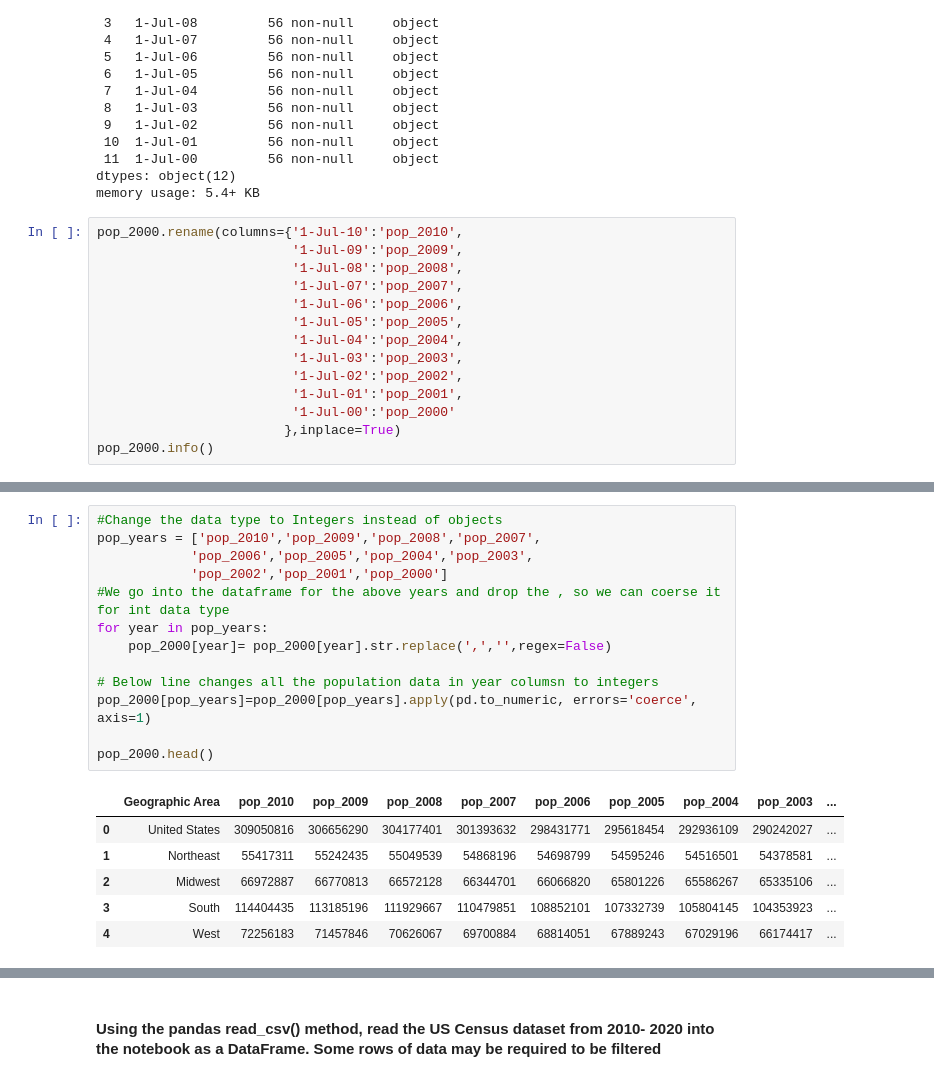
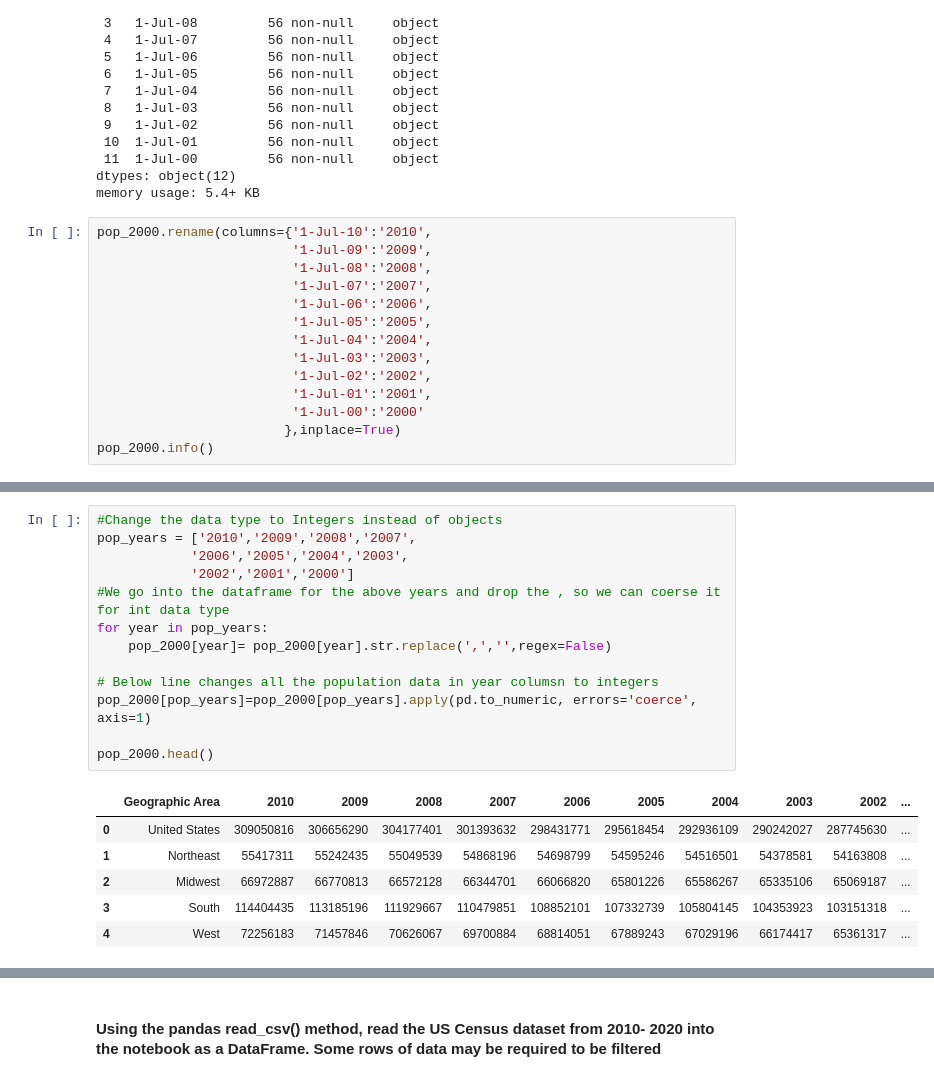
Before and after one commit to dpatelaqua/silver-health, a Jupyter notebook: notebook/capstone_step1.ipynb, the cells around one changed output, grey strips where cells are left out. Cells and saved outputs as stored; diff of their text form.

```diff
--- a/notebook/capstone_step1.ipynb
+++ b/notebook/capstone_step1.ipynb
@@ -84,17 +84,17 @@ Data columns (total 12 columns):
 dtypes: object(12)
 memory usage: 5.4+ KB
 # %%
-pop_2000.rename(columns={'1-Jul-10':'pop_2010',
-                         '1-Jul-09':'pop_2009',
-                         '1-Jul-08':'pop_2008',
-                         '1-Jul-07':'pop_2007',
-                         '1-Jul-06':'pop_2006',
-                         '1-Jul-05':'pop_2005',
-                         '1-Jul-04':'pop_2004',
-                         '1-Jul-03':'pop_2003',
-                         '1-Jul-02':'pop_2002',
-                         '1-Jul-01':'pop_2001',
-                         '1-Jul-00':'pop_2000'
+pop_2000.rename(columns={'1-Jul-10':'2010',
+                         '1-Jul-09':'2009',
+                         '1-Jul-08':'2008',
+                         '1-Jul-07':'2007',
+                         '1-Jul-06':'2006',
+                         '1-Jul-05':'2005',
+                         '1-Jul-04':'2004',
+                         '1-Jul-03':'2003',
+                         '1-Jul-02':'2002',
+                         '1-Jul-01':'2001',
+                         '1-Jul-00':'2000'
                         },inplace=True)
 pop_2000.info()
 # %% [output]
@@ -129,23 +129,23 @@ pop_2000.head()
 # %%
 #Change the data type to Integers instead of objects
-pop_years = ['pop_2010','pop_2009','pop_2008','pop_2007',
-            'pop_2006','pop_2005','pop_2004','pop_2003',
-            'pop_2002','pop_2001','pop_2000']
+pop_years = ['2010','2009','2008','2007',
+            '2006','2005','2004','2003',
+            '2002','2001','2000']
 #We go into the dataframe for the above years and drop the , so we can coerse it for int data type
 for year in pop_years:
     pop_2000[year]= pop_2000[year].str.replace(',','',regex=False)
 
 # Below line changes all the population data in year columsn to integers
 pop_2000[pop_years]=pop_2000[pop_years].apply(pd.to_numeric, errors='coerce', axis=1)
 
 pop_2000.head()
 # %% [output]
-|  | Geographic Area | pop_2010 | pop_2009 | pop_2008 | pop_2007 | pop_2006 | pop_2005 | pop_2004 | pop_2003 | ... |
-| 0 | United States | 309050816 | 306656290 | 304177401 | 301393632 | 298431771 | 295618454 | 292936109 | 290242027 | ... |
-| 1 | Northeast | 55417311 | 55242435 | 55049539 | 54868196 | 54698799 | 54595246 | 54516501 | 54378581 | ... |
-| 2 | Midwest | 66972887 | 66770813 | 66572128 | 66344701 | 66066820 | 65801226 | 65586267 | 65335106 | ... |
-| 3 | South | 114404435 | 113185196 | 111929667 | 110479851 | 108852101 | 107332739 | 105804145 | 104353923 | ... |
-| 4 | West | 72256183 | 71457846 | 70626067 | 69700884 | 68814051 | 67889243 | 67029196 | 66174417 | ... |
+|  | Geographic Area | 2010 | 2009 | 2008 | 2007 | 2006 | 2005 | 2004 | 2003 | 2002 | ... |
+| 0 | United States | 309050816 | 306656290 | 304177401 | 301393632 | 298431771 | 295618454 | 292936109 | 290242027 | 287745630 | ... |
+| 1 | Northeast | 55417311 | 55242435 | 55049539 | 54868196 | 54698799 | 54595246 | 54516501 | 54378581 | 54163808 | ... |
+| 2 | Midwest | 66972887 | 66770813 | 66572128 | 66344701 | 66066820 | 65801226 | 65586267 | 65335106 | 65069187 | ... |
+| 3 | South | 114404435 | 113185196 | 111929667 | 110479851 | 108852101 | 107332739 | 105804145 | 104353923 | 103151318 | ... |
+| 4 | West | 72256183 | 71457846 | 70626067 | 69700884 | 68814051 | 67889243 | 67029196 | 66174417 | 65361317 | ... |
 # %%
 pop_2000.info()
 # %% [output]
```
Also changed, not shown: parts of 26 cells of this notebook, 7 other files.
